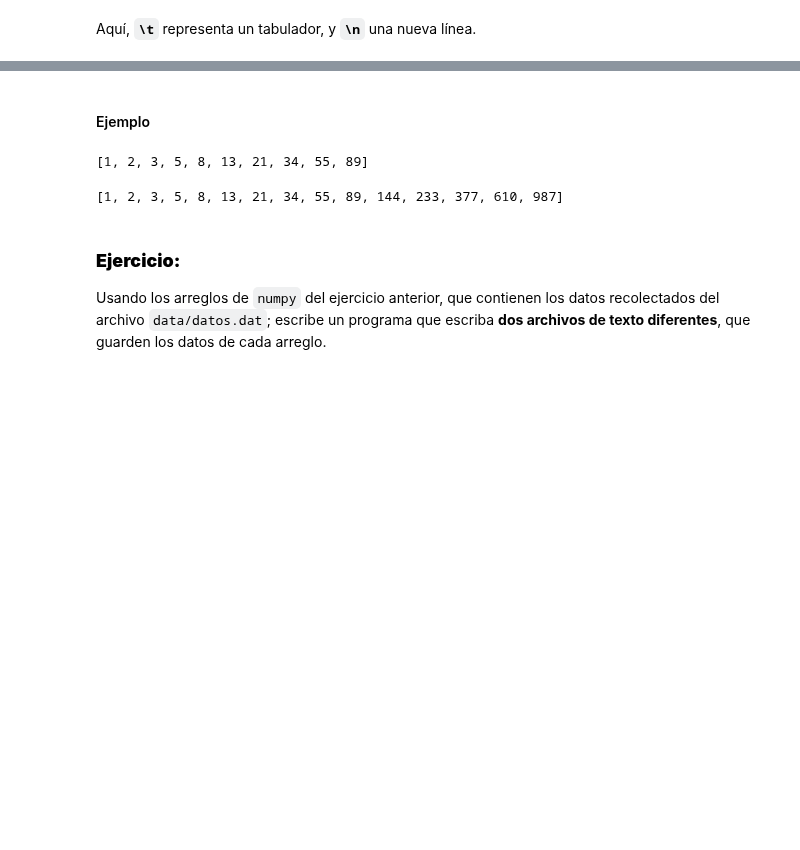
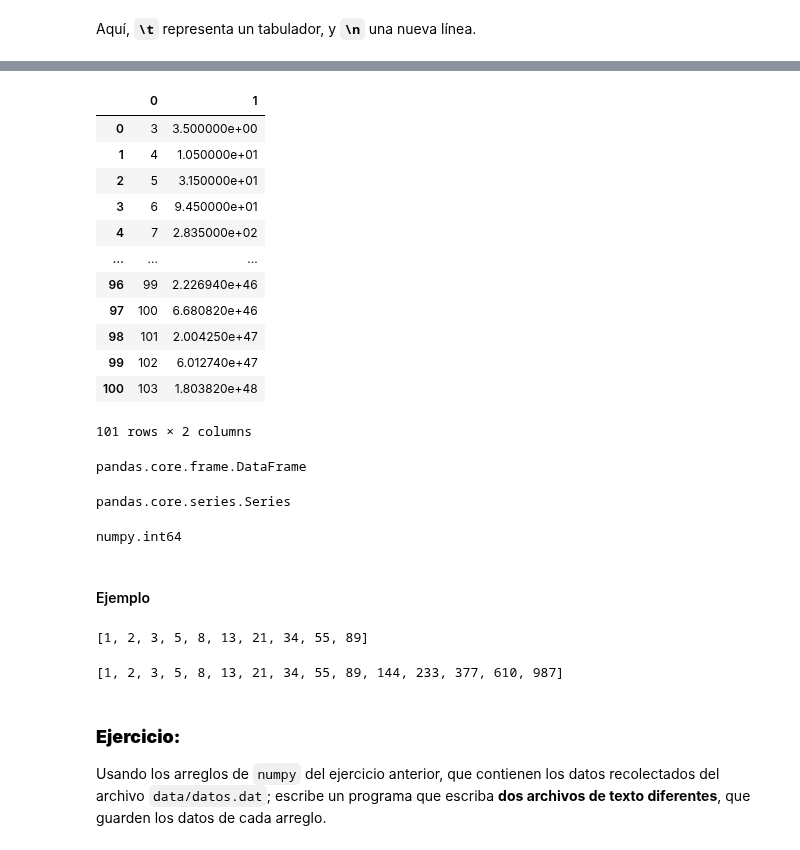
Before and after one commit to Lackquirce/Repositorio_Fisica_computacional_2027_1, a Jupyter notebook: 1_ProgramacionPython/4_Entrada-Salida_Datos.ipynb, the cells around one changed output, grey strips where cells are left out. Cells and saved outputs as stored; diff of their text form; code cells hidden in the pictures; blank space fills up the shorter version.

```diff
--- a/1_ProgramacionPython/4_Entrada-Salida_Datos.ipynb
+++ b/1_ProgramacionPython/4_Entrada-Salida_Datos.ipynb
@@ -456,3 +514,33 @@ Aquí, **`\t`** representa un tabulador, y **`\n`** una nueva línea.
+# %%
+data = pd.read_csv("resultados.dat", delimiter="\t", header = None)
+# %%
+data
+# %% [output]
+|  | 0 | 1 |
+| 0 | 3 | 3.500000e+00 |
+| 1 | 4 | 1.050000e+01 |
+| 2 | 5 | 3.150000e+01 |
+| 3 | 6 | 9.450000e+01 |
+| 4 | 7 | 2.835000e+02 |
+| ... | ... | ... |
+| 96 | 99 | 2.226940e+46 |
+| 97 | 100 | 6.680820e+46 |
+| 98 | 101 | 2.004250e+47 |
+| 99 | 102 | 6.012740e+47 |
+| 100 | 103 | 1.803820e+48 |
+101 rows × 2 columns
+# %%
+type(data)
+# %% [output]
+pandas.core.frame.DataFrame
+# %%
+type(data[0]) #Las series son las columnas de un DataFrame
+# %% [output]
+pandas.core.series.Series
+# %%
+type(data[0][0])
+# %% [output]
+numpy.int64
 # %% [markdown]
 #### Ejemplo
 # %%
```
Also changed, not shown: parts of 16 cells of this notebook, 3 other files.
